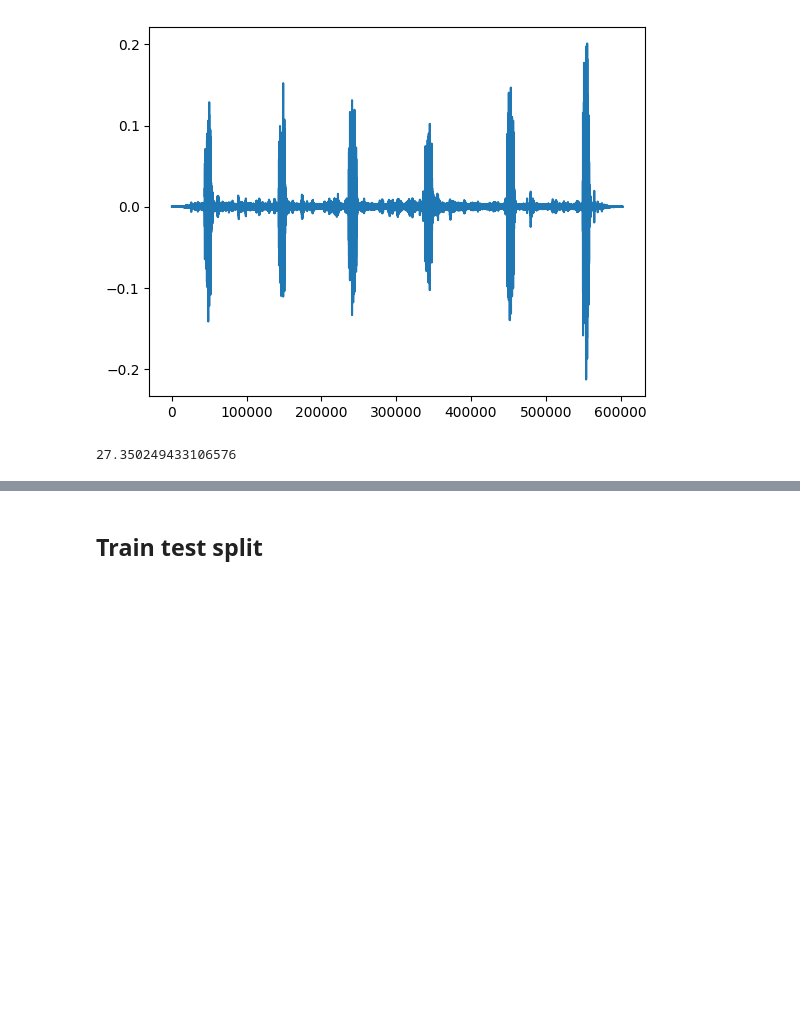
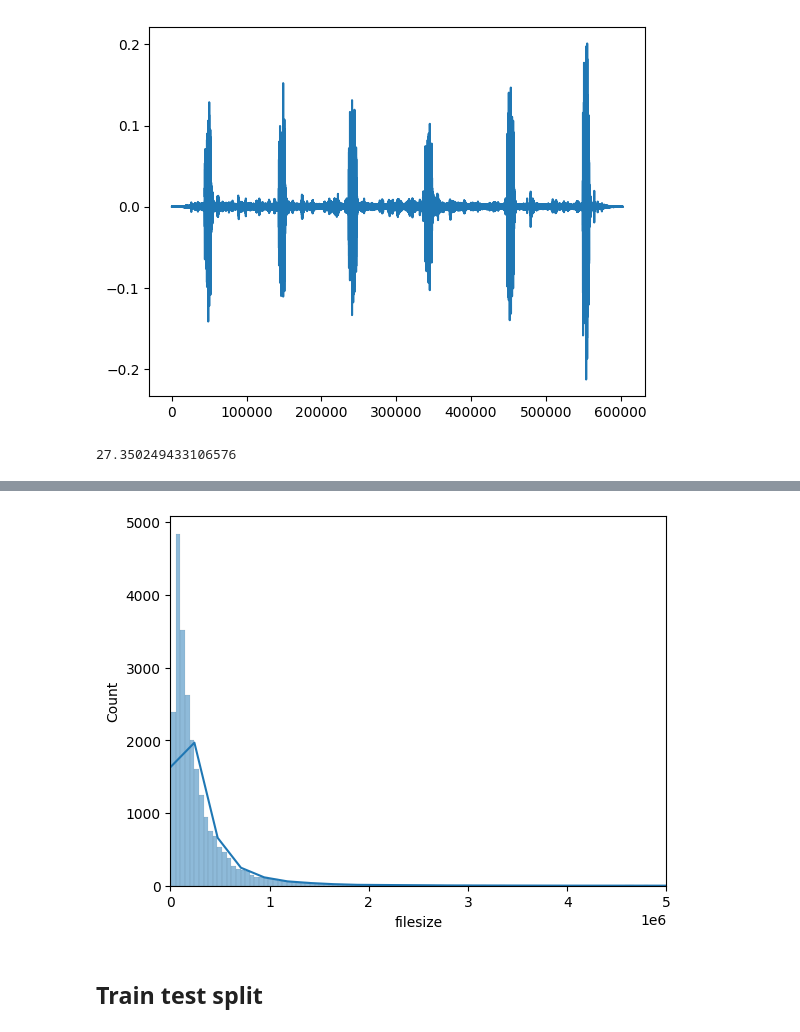
Before and after one commit to arthurcornelio88/birdclef2024-lewagon-1601, a Jupyter notebook: notebooks/Benoit/benoit_data_exploration.ipynb, the cells around one changed output, grey strips where cells are left out. Cells and saved outputs as stored; diff of their text form; code cells hidden in the pictures; blank space fills up the shorter version.

```diff
--- a/notebooks/Benoit/benoit_data_exploration.ipynb
+++ b/notebooks/Benoit/benoit_data_exploration.ipynb
@@ -129,0 +134,3 @@ Audio(data=audio_data, rate=sample_rate)
+# %%
+train_df['filesize'] = train_df.apply(lambda row: os.path.getsize(row['filepath']), axis=1)
+train_df.head()
@@ -129,0 +156,7 @@ Audio(data=audio_data, rate=sample_rate)
+# %%
+import seaborn as sns
+
+sns.histplot(train_df.filesize, bins=1000, kde=True)
+plt.xlim(0, 0.5e7);
+# %% [output]
+[figure, added]
```
Also changed, not shown: parts of 20 cells of this notebook.
